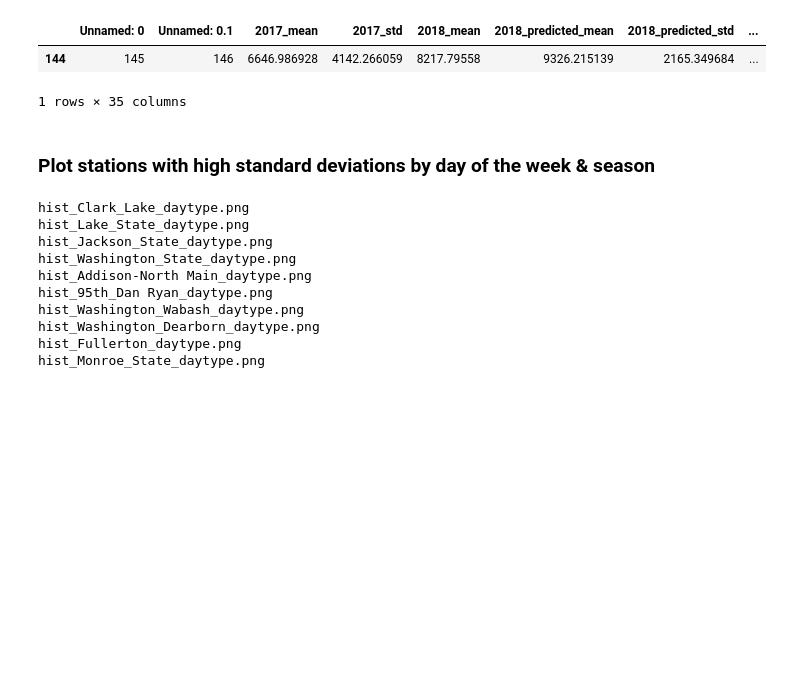
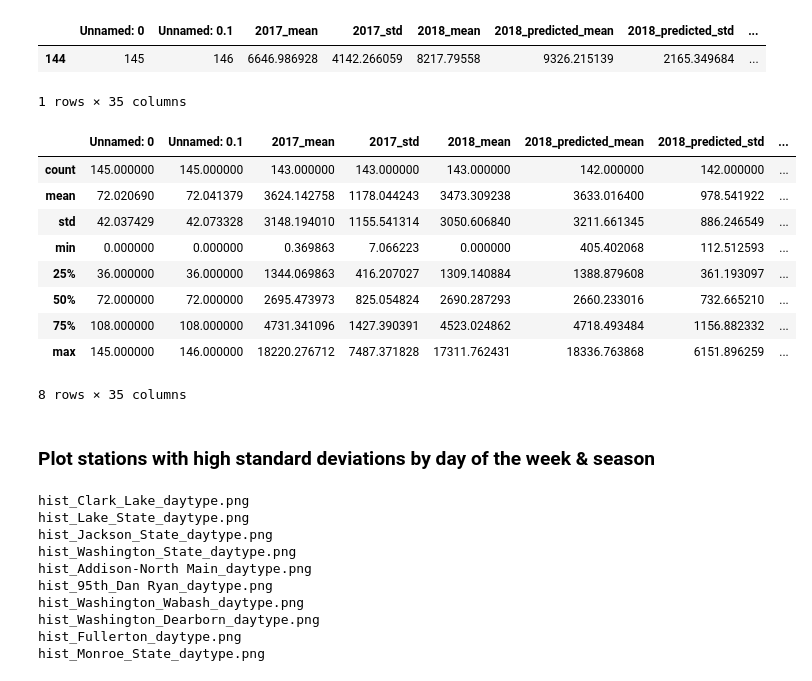
Before and after one commit to donnajobridge/cta, a Jupyter notebook: station_summary_analysis.ipynb, the cells around one changed output. Cells and saved outputs as stored; diff of their text form; code cells hidden in the pictures; blank space fills up the shorter version.

```diff
--- a/station_summary_analysis.ipynb
+++ b/station_summary_analysis.ipynb
@@ -68,6 +68,19 @@ station_summary[station_summary['station']=='Washington/Wabash']
 |  | Unnamed: 0 | Unnamed: 0.1 | 2017_mean | 2017_std | 2018_mean | 2018_predicted_mean | 2018_predicted_std | ... |
 | 144 | 145 | 146 | 6646.986928 | 4142.266059 | 8217.79558 | 9326.215139 | 2165.349684 | ... |
 1 rows × 35 columns
+# %%
+station_summary.describe()
+# %% [output]
+|  | Unnamed: 0 | Unnamed: 0.1 | 2017_mean | 2017_std | 2018_mean | 2018_predicted_mean | 2018_predicted_std | ... |
+| count | 145.000000 | 145.000000 | 143.000000 | 143.000000 | 143.000000 | 142.000000 | 142.000000 | ... |
+| mean | 72.020690 | 72.041379 | 3624.142758 | 1178.044243 | 3473.309238 | 3633.016400 | 978.541922 | ... |
+| std | 42.037429 | 42.073328 | 3148.194010 | 1155.541314 | 3050.606840 | 3211.661345 | 886.246549 | ... |
+| min | 0.000000 | 0.000000 | 0.369863 | 7.066223 | 0.000000 | 405.402068 | 112.512593 | ... |
+| 25% | 36.000000 | 36.000000 | 1344.069863 | 416.207027 | 1309.140884 | 1388.879608 | 361.193097 | ... |
+| 50% | 72.000000 | 72.000000 | 2695.473973 | 825.054824 | 2690.287293 | 2660.233016 | 732.665210 | ... |
+| 75% | 108.000000 | 108.000000 | 4731.341096 | 1427.390391 | 4523.024862 | 4718.493484 | 1156.882332 | ... |
+| max | 145.000000 | 146.000000 | 18220.276712 | 7487.371828 | 17311.762431 | 18336.763868 | 6151.896259 | ... |
+8 rows × 35 columns
 # %% [markdown]
 ### Plot stations with high standard deviations by day of the week & season
 # %%
```
Also changed, not shown: parts of 3 cells of this notebook, 13 other files.
